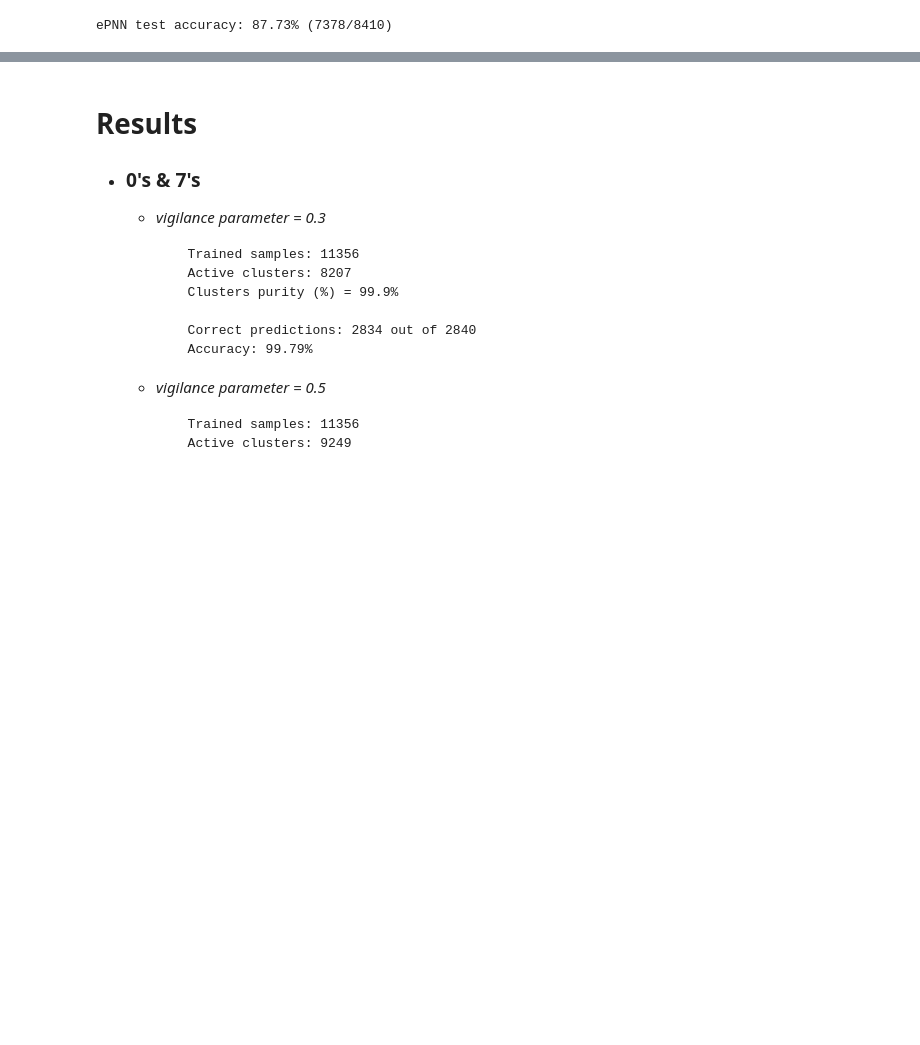
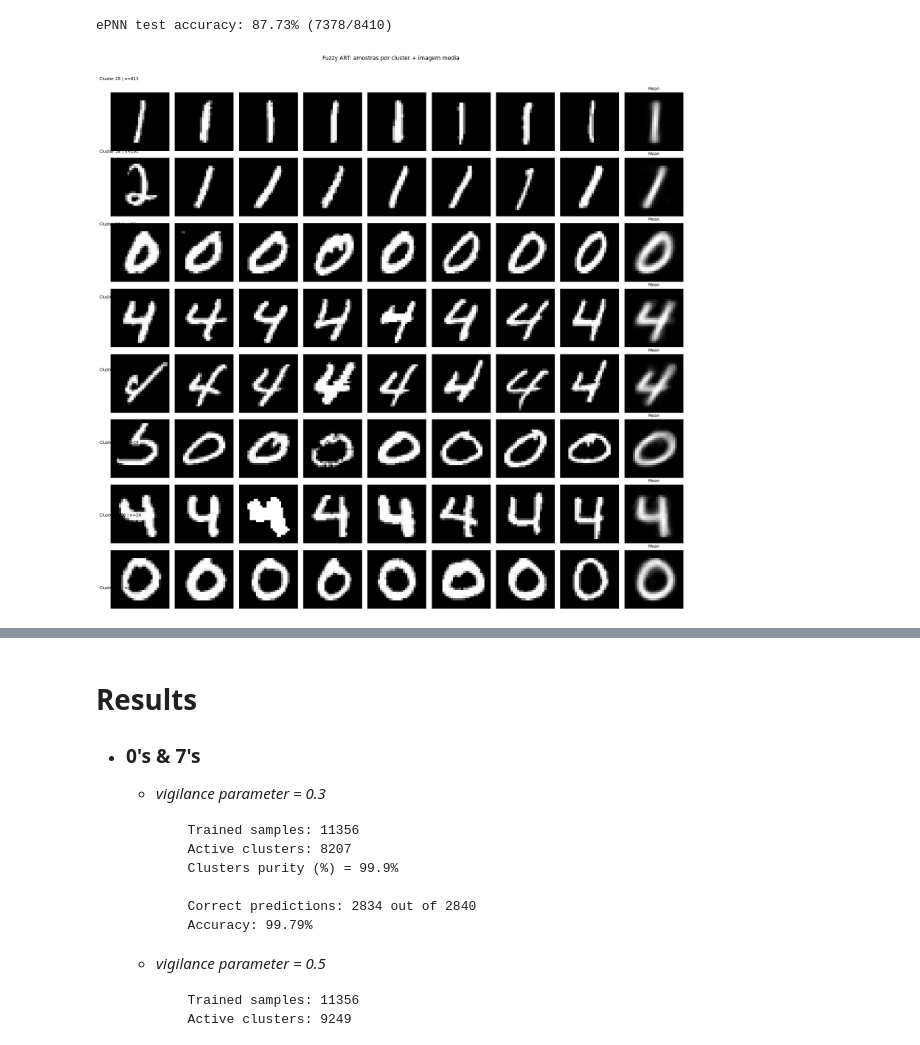
Before and after one commit to lsalatiel/art-epnn_neural-network-study, a Jupyter notebook: mnist_art.ipynb, the cells around one changed output, grey strips where cells are left out. Cells and saved outputs as stored; diff of their text form; code cells hidden in the pictures; blank space fills up the shorter version.

```diff
--- a/mnist_art.ipynb
+++ b/mnist_art.ipynb
@@ -832,3 +810,86 @@ accuracy = correct / total if total else 0.0
 print(f"ePNN test accuracy: {accuracy * 100:.2f}% ({correct}/{total})")
 # %% [output]
 ePNN test accuracy: 87.73% (7378/8410)
+# %%
+def plot_clusters_with_mean(images, cluster_ids, title, max_clusters=8, samples_per_cluster=8):
+    # Group indices by cluster id
+    groups = {}
+    for i, cid in enumerate(cluster_ids):
+        if cid is None:
+            continue
+        if isinstance(cid, np.ndarray):
+            cid = tuple(cid.tolist())
+        elif isinstance(cid, list):
+            cid = tuple(cid)
+        groups.setdefault(cid, []).append(i)
+    if not groups:
+        print(f"No clusters found for {title}.")
+        return
+    # Sort clusters by size (descending)
+    sorted_clusters = sorted(groups.items(), key=lambda kv: len(kv[1]), reverse=True)
+    sorted_clusters = sorted_clusters[:max_clusters]
+    cols = samples_per_cluster + 1  # last column is the mean image
+    rows = len(sorted_clusters)
+    fig, axes = plt.subplots(rows, cols, figsize=(cols * 2.0, rows * 2.2))
+    if rows == 1:
+        axes = np.array([axes])
+    for row_idx, (cid, idxs) in enumerate(sorted_clusters):
+        idxs = np.array(idxs)
+        n_show = min(samples_per_cluster, len(idxs))
+        show_idx = np.random.choice(idxs, size=n_show, replace=False)
+        # Plot sample images
+        for col in range(samples_per_cluster):
+            ax = axes[row_idx, col]
+            ax.axis("off")
+            if col < n_show:
+                img = images[show_idx[col]].reshape(28, 28)
+                ax.imshow(img, cmap="gray")
+        # Plot mean image (last column)
+        mean_img = images[idxs].mean(axis=0).reshape(28, 28)
+        ax_mean = axes[row_idx, -1]
+        ax_mean.imshow(mean_img, cmap="gray")
+        ax_mean.set_title("Mean", fontsize=9)
+        ax_mean.axis("off")
+        fig.text(0.01, (rows - row_idx - 0.5) / rows, f"Cluster {cid} | n={len(idxs)}", fontsize=9)
+    plt.suptitle(title, fontsize=12)
+    plt.tight_layout(rect=[0.02, 0.02, 1, 0.95])
+    plt.show()
+
+# ---- Fuzzy ART clusters ----
+fuzzy_n = len(cluster_assignments)
+fuzzy_images = X_train_1st_half[:fuzzy_n]
+fuzzy_cluster_ids = cluster_assignments[:fuzzy_n]
+plot_clusters_with_mean(
+    fuzzy_images,
+    fuzzy_cluster_ids,
+    title="Fuzzy ART: amostras por cluster + imagem media",
+    max_clusters=8,
+    samples_per_cluster=8,
+)
+
+# ---- ePNN kernels (cluster = (class_label, kernel_index)) ----
+def assign_epnn_kernels(net, X_epnn, y_labels):
+    cluster_ids = []
+    for i, x in enumerate(X_epnn):
+        label = int(y_labels[i])
+        gmm = net.gmms.get(label)
+        if gmm is None or not gmm.kernels:
+            cluster_ids.append(None)
+            continue
+        acts = [gmm._activation(x, k) * k.weight for k in gmm.kernels]
+        k_idx = int(np.argmax(acts))
+        cluster_ids.append((label, k_idx))
+    return np.array(cluster_ids, dtype=object)
+
+epnn_n = len(X_train_epnn)
+epnn_images = X_train_1st_half[:epnn_n]
+epnn_cluster_ids = assign_epnn_kernels(net, X_train_epnn, y_train_1st_half[:epnn_n])
+plot_clusters_with_mean(
+    epnn_images,
+    epnn_cluster_ids,
+    title="ePNN: amostras por kernel + imagem media",
+    max_clusters=8,
+    samples_per_cluster=8,
+)
+# %% [output]
+[figure, added]
```
Also changed, not shown: parts of 7 cells of this notebook.
